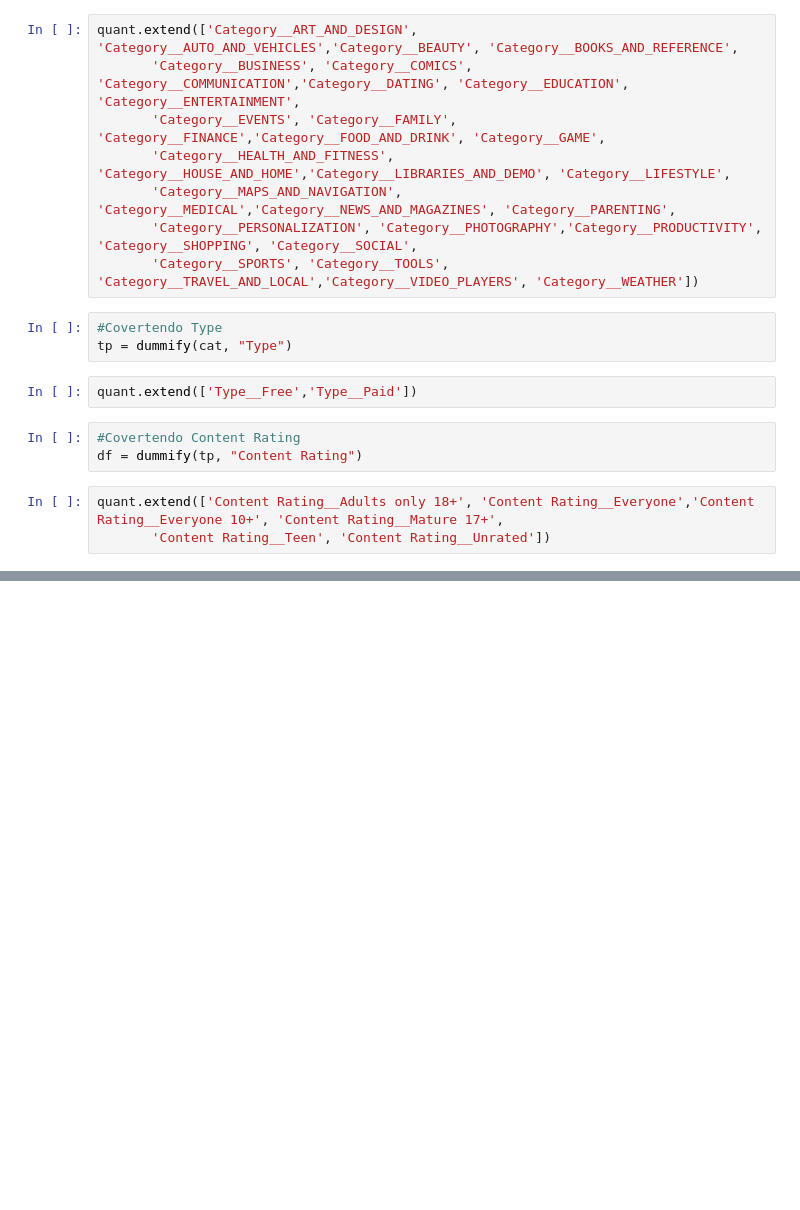
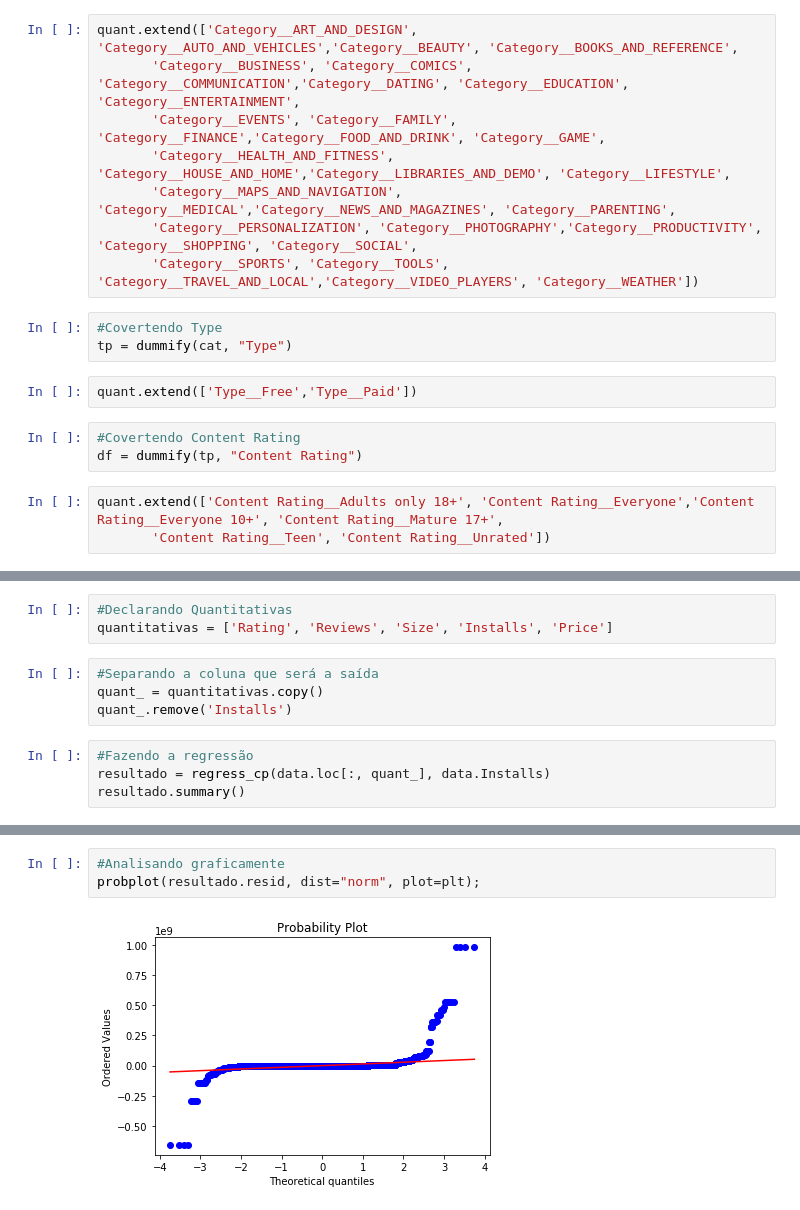
Before and after one commit to Arthurventrilho/Projeto3, a Jupyter notebook: P3.ipynb, the cells around one changed output, grey strips where cells are left out. Cells and saved outputs as stored; diff of their text form; blank space fills up the shorter version.

```diff
--- a/P3.ipynb
+++ b/P3.ipynb
@@ -284,0 +290,11 @@ OLS Regression Results
+# %%
+#Declarando Quantitativas
+quantitativas = ['Rating', 'Reviews', 'Size', 'Installs', 'Price']
+# %%
+#Separando a coluna que será a saída
+quant_ = quantitativas.copy()
+quant_.remove('Installs')
+# %%
+#Fazendo a regressão
+resultado = regress_cp(data.loc[:, quant_], data.Installs)
+resultado.summary()
@@ -284,0 +322,5 @@ OLS Regression Results
+# %%
+#Analisando graficamente
+probplot(resultado.resid, dist="norm", plot=plt);
+# %% [output]
+[figure, added]
```
Also changed, not shown: parts of 12 cells of this notebook.
